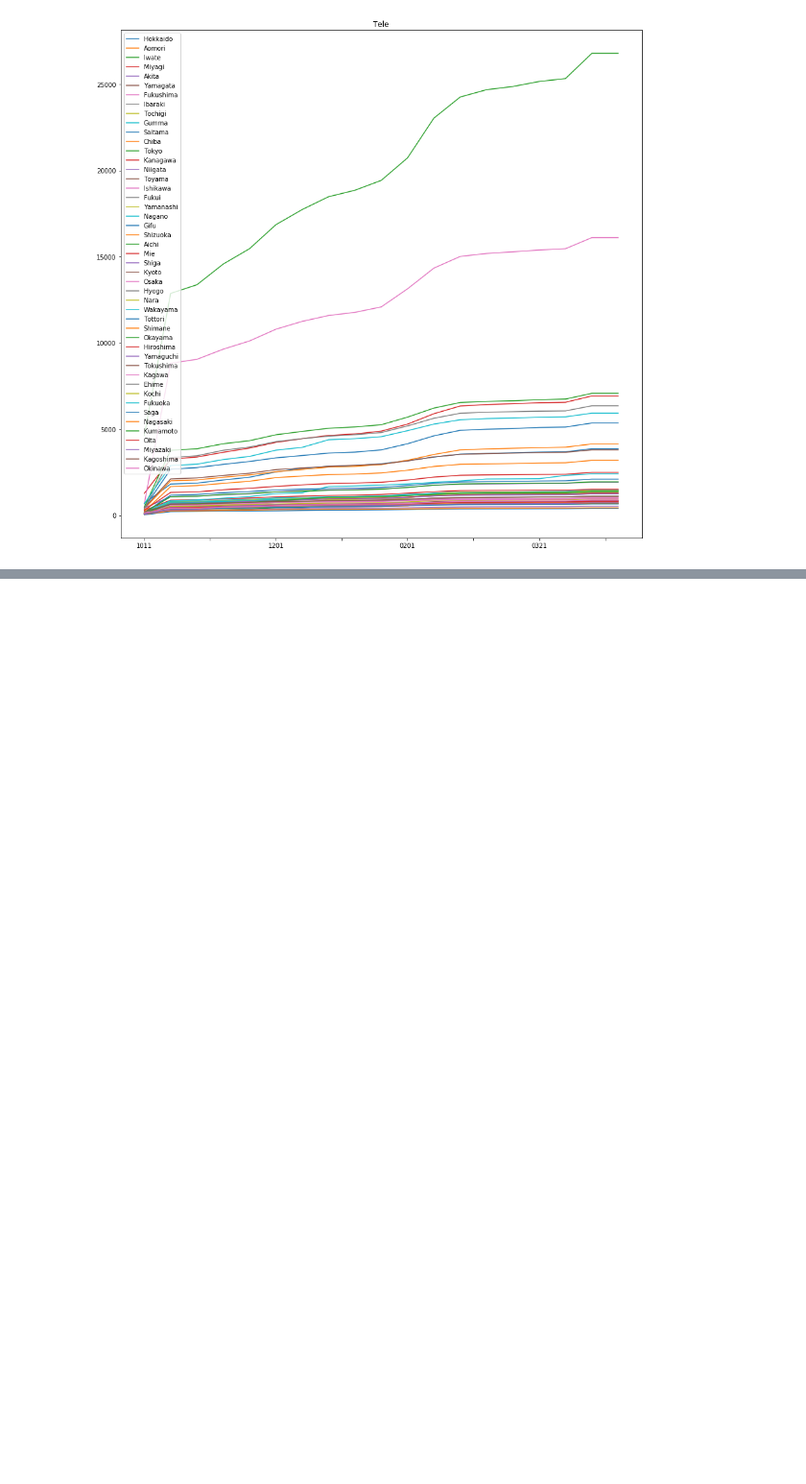
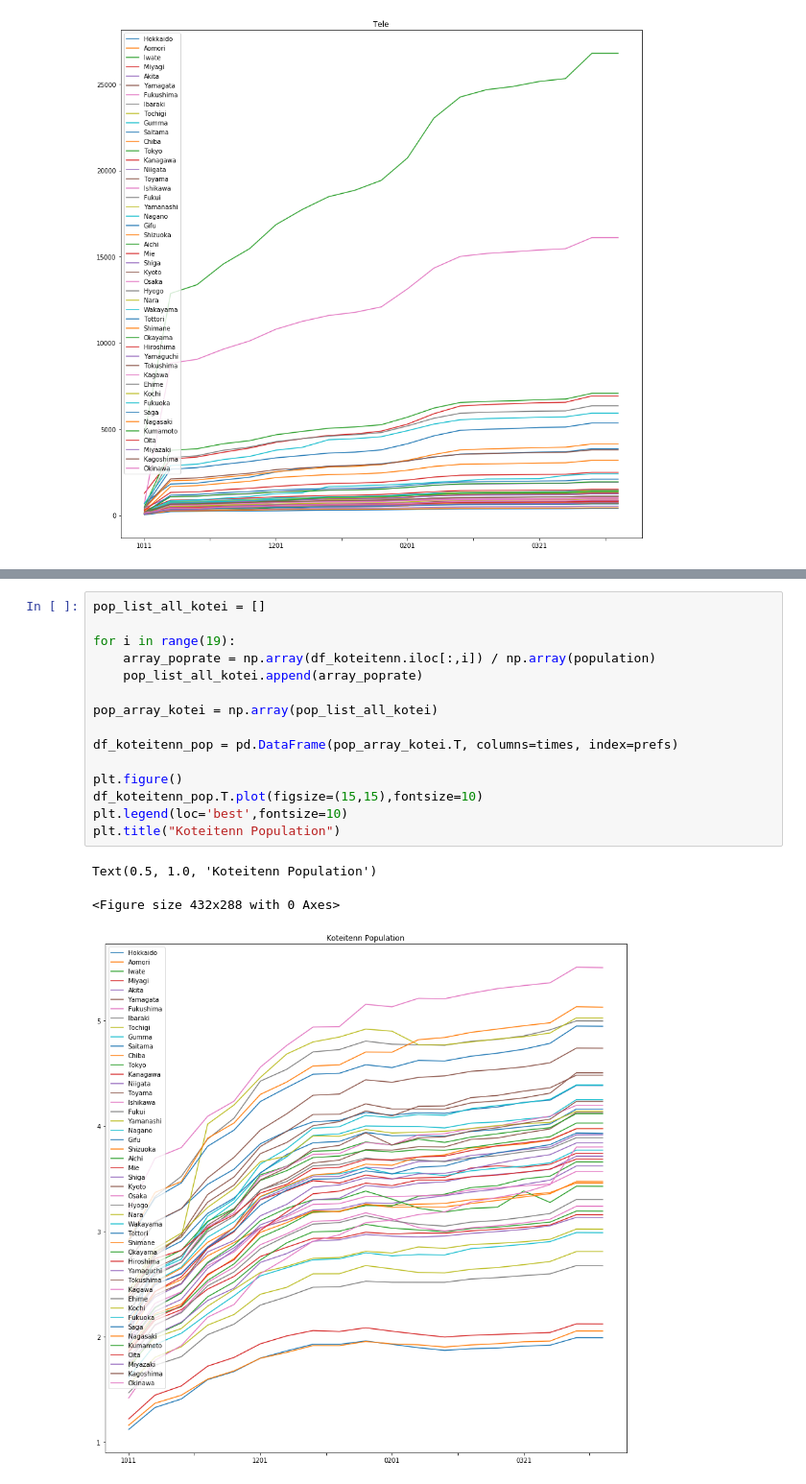
Before and after one commit to tth63425/jr_project, a Jupyter notebook: code/code_prefs.ipynb, the cells around one changed output, grey strips where cells are left out. Shown at 96% size. Drawn from its saved outputs; the diff is of its cells as text; blank space fills up the shorter version.

```diff
--- a/code/code_prefs.ipynb
+++ b/code/code_prefs.ipynb
@@ -188,0 +243,19 @@ Text(0.5, 1.0, 'Tele')
+# %%
+pop_list_all_kotei = []
+
+for i in range(19):
+    array_poprate = np.array(df_koteitenn.iloc[:,i]) / np.array(population)
+    pop_list_all_kotei.append(array_poprate)
+
+pop_array_kotei = np.array(pop_list_all_kotei)
+
+df_koteitenn_pop = pd.DataFrame(pop_array_kotei.T, columns=times, index=prefs)
+
+plt.figure()
+df_koteitenn_pop.T.plot(figsize=(15,15),fontsize=10)
+plt.legend(loc='best',fontsize=10)
+plt.title("Koteitenn Population")
+# %% [output]
+Text(0.5, 1.0, 'Koteitenn Population')
+<Figure size 432x288 with 0 Axes>
+[figure, added]
```
Also changed, not shown: parts of 16 cells of this notebook.
